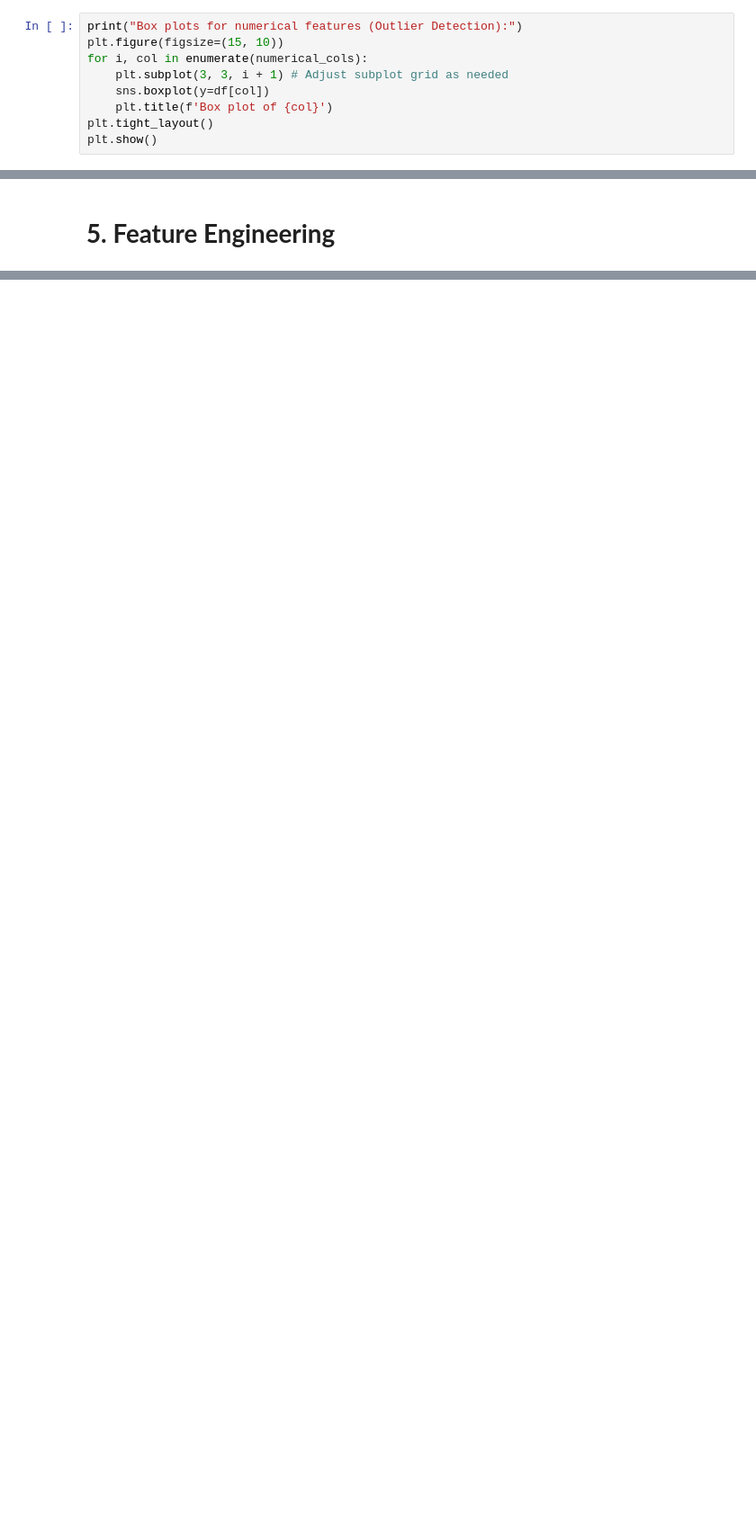
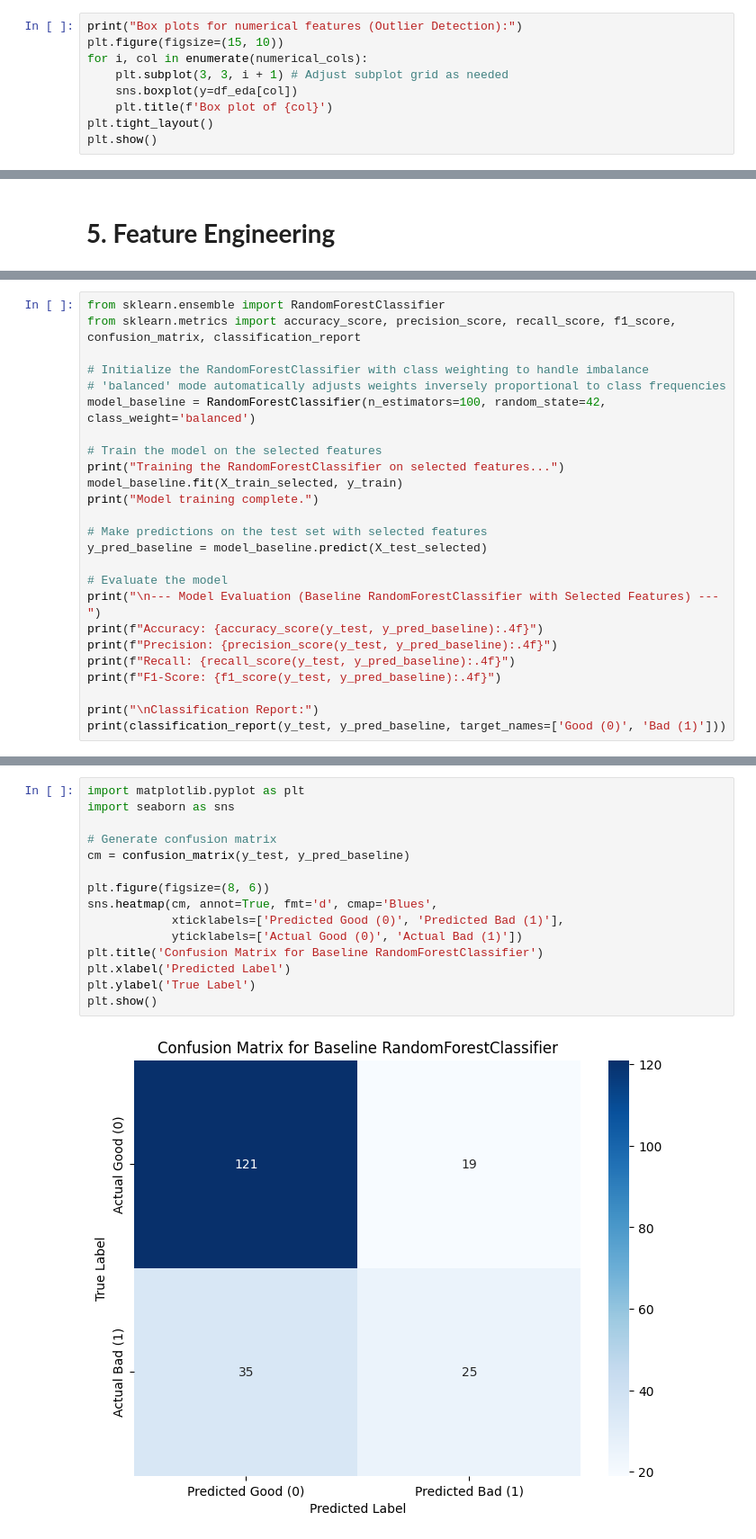
Before and after one commit to AnilGhatge/APEX_PROJECT_Sem2, a Jupyter notebook: Advanced_Apex_Project_1.ipynb, the cells around one changed output, grey strips where cells are left out. Shown at 90% size. Cells and saved outputs as stored; diff of their text form; blank space fills up the shorter version.

Commit message:
Complete Machine Learning Model
Complete Machine Learning Model

```diff
--- a/Advanced_Apex_Project_1.ipynb
+++ b/Advanced_Apex_Project_1.ipynb
@@ -376,7 +392,7 @@ print("Box plots for numerical features (Outlier Detection):")
 plt.figure(figsize=(15, 10))
 for i, col in enumerate(numerical_cols):
     plt.subplot(3, 3, i + 1) # Adjust subplot grid as needed
-    sns.boxplot(y=df[col])
+    sns.boxplot(y=df_eda[col])
     plt.title(f'Box plot of {col}')
 plt.tight_layout()
 plt.show()
@@ -1392,0 +1472,25 @@ Therefore, the current feature set is well-prepared and optimized for building a
+# %%
+from sklearn.ensemble import RandomForestClassifier
+from sklearn.metrics import accuracy_score, precision_score, recall_score, f1_score, confusion_matrix, classification_report
+
+# Initialize the RandomForestClassifier with class weighting to handle imbalance
+# 'balanced' mode automatically adjusts weights inversely proportional to class frequencies
+model_baseline = RandomForestClassifier(n_estimators=100, random_state=42, class_weight='balanced')
+
+# Train the model on the selected features
+print("Training the RandomForestClassifier on selected features...")
+model_baseline.fit(X_train_selected, y_train)
+print("Model training complete.")
+
+# Make predictions on the test set with selected features
+y_pred_baseline = model_baseline.predict(X_test_selected)
+
+# Evaluate the model
+print("\n--- Model Evaluation (Baseline RandomForestClassifier with Selected Features) ---")
+print(f"Accuracy: {accuracy_score(y_test, y_pred_baseline):.4f}")
+print(f"Precision: {precision_score(y_test, y_pred_baseline):.4f}")
+print(f"Recall: {recall_score(y_test, y_pred_baseline):.4f}")
+print(f"F1-Score: {f1_score(y_test, y_pred_baseline):.4f}")
+
+print("\nClassification Report:")
+print(classification_report(y_test, y_pred_baseline, target_names=['Good (0)', 'Bad (1)']))
@@ -1392,0 +1520,17 @@ Therefore, the current feature set is well-prepared and optimized for building a
+# %%
+import matplotlib.pyplot as plt
+import seaborn as sns
+
+# Generate confusion matrix
+cm = confusion_matrix(y_test, y_pred_baseline)
+
+plt.figure(figsize=(8, 6))
+sns.heatmap(cm, annot=True, fmt='d', cmap='Blues',
+            xticklabels=['Predicted Good (0)', 'Predicted Bad (1)'],
+            yticklabels=['Actual Good (0)', 'Actual Bad (1)'])
+plt.title('Confusion Matrix for Baseline RandomForestClassifier')
+plt.xlabel('Predicted Label')
+plt.ylabel('True Label')
+plt.show()
+# %% [output]
+[figure, added]
```
Also changed, not shown: parts of 88 cells of this notebook.
